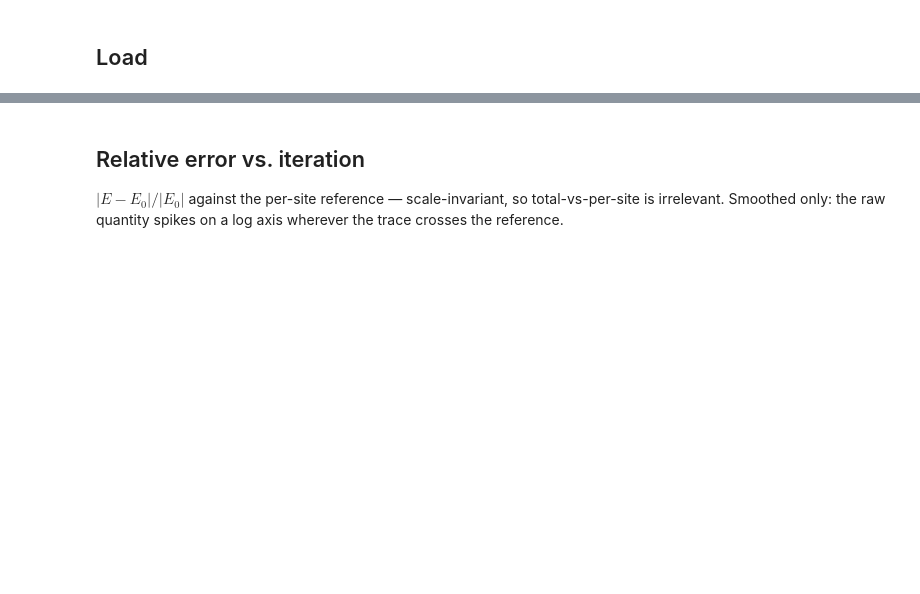
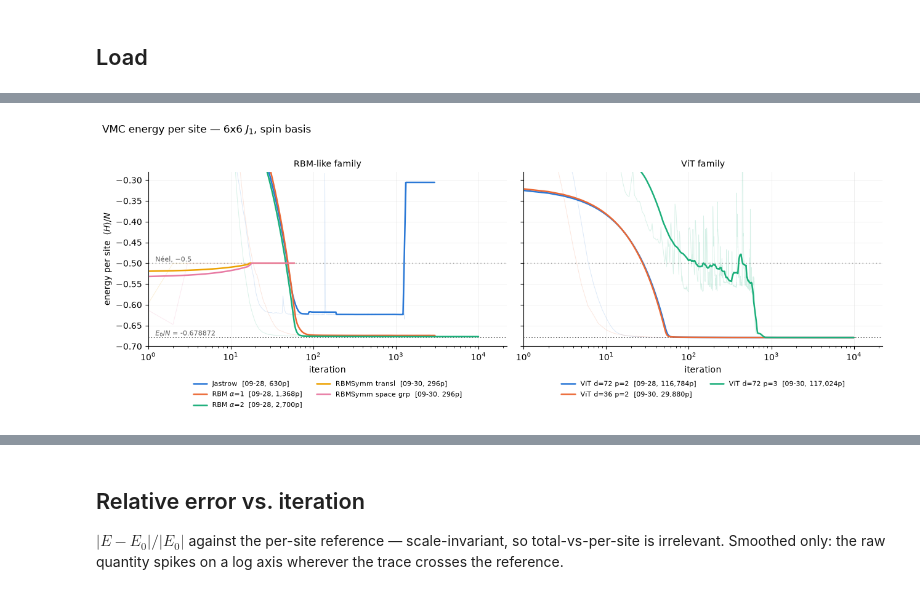
Before and after one commit to alex-shilcusky/spinbasis_2d, a Jupyter notebook: plot_ansatz_comparison.ipynb, the cells around one changed output, grey strips where cells are left out. Saved outputs shown, nothing was run; the diff lists cells and outputs as text; code cells hidden in the pictures; blank space fills up the shorter version.

```diff
--- a/plot_ansatz_comparison.ipynb
+++ b/plot_ansatz_comparison.ipynb
@@ -162,0 +244,19 @@ print(f"\nreference E0/site = {E0_PER_SITE:.6f}  (6x6, J2 = 0)")
+# %%
+frozen = [r for r in runs if r["status"] == "frozen" or r["acc_final"] < 1e-3]
+if not frozen:
+    print("No collapsed runs.")
+for r in frozen:
+    d = r["diag"]
+    print(f"{r['tag']}/run_{r['id']:04d}  {r['name']}  "
+          f"(status={r['status']}, stopped at step {int(r['iters'][-1])})")
+    print(f"      {'step':>6} {'Var/site':>11} {'acc':>7} {'R-hat':>8} {'E/site':>11}")
+    # first rows plus the last: the transition is what matters
+    idx = list(range(min(4, len(d["step"])))) + [len(d["step"]) - 1]
+    for i in sorted(set(idx)):
+        step = int(d["step"][i])
+        j = int(np.searchsorted(r["iters"], step))
+        e = r["E"][min(j, len(r["E"]) - 1)] / r["n_sites"]
+        print(f"      {step:>6} {d['var_eloc_per_site'][i]:>11.3e} "
+              f"{d['acceptance'][i]:>7.3f} {d['rhat_logpsi'][i]:>8.4f} {e:>11.6f}")
+    print(f"      Neel reference: E/site = -0.500000;  "
+          f"this run ended at {r['e_final']:.6f}\n")
@@ -171,57 +288,50 @@ converge near the reference.
 # %%
-
 def smooth(y, w):
     w = min(w, max(1, len(y) // 4) * 2 + 1)
     if w < 3:
         return y
     k = np.ones(w) / w
     pad = w // 2
     return np.convolve(np.pad(y, pad, mode="edge"), k, mode="valid")
 
 
-fig, axes = plt.subplots(1, 2, figsize=(12.5, 4.6),
-                         gridspec_kw={"width_ratios": [1.25, 1]})
-
-for ax in axes:
-    for r in runs:
+YLIM = (-0.70, -0.28)
+fig, axes = plt.subplots(1, 2, figsize=(13, 5.0), sharey=True)
+for ax, panel in zip(axes, PANELS):
+    members = [r for r in runs if r["panel"] == panel]
+    for r in members:
         y = r["E"] / r["n_sites"]
         ax.plot(r["iters"], y, color=r["color"], lw=0.6, alpha=0.18)
+        # No endpoint values here: at this scale every ViT reads -0.6789 and
+        # both RBMSymm runs read -0.5000. The legend identifies the curves; the
+        # numbers live in the table and the zoom below.
         ax.plot(r["iters"], smooth(y, SMOOTH), color=r["color"], lw=1.8,
-                dashes=r["dash"][1], label=label(r), solid_capstyle="round")
+                label=label(r), solid_capstyle="round")
     ax.axhline(E0_PER_SITE, color="0.35", ls=":", lw=1.2, zorder=0)
+    ax.axhline(-0.5, color="0.55", ls=(0, (1, 3)), lw=1.0, zorder=0)
+    ax.set_xscale("log")
+    ax.set_xlim(1, 2.2e4)
+    ax.set_ylim(*YLIM)
     ax.set_xlabel("iteration")
+    ax.set_title(f"{panel} family", fontsize=10)
     ax.grid(alpha=0.2, lw=0.6)
     ax.set_axisbelow(True)
     for sp in ("top", "right"):
         ax.spines[sp].set_visible(False)
+    # below the axes: with five entries, every in-axes corner of the left panel
+    # collides with either a curve or a reference-line label
+    ax.legend(fontsize=8, loc="upper center", bbox_to_anchor=(0.5, -0.16),
+              ncol=2, frameon=False)
 
-axes[0].set_xscale("log")
-axes[0].set_xlim(1, 1.2e4)
-axes[0].set_ylim(-0.70, -0.25)
 axes[0].set_ylabel(r"energy per site  $\langle H\rangle / N$")
-axes[0].set_title("full history (log iteration)", fontsize=10)
-axes[0].legend(fontsize=8.5, loc="upper right", frameon=False)
-axes[0].annotate(f"$E_0/N$ = {E0_PER_SITE:.6f}", xy=(0.02, E0_PER_SITE),
-                 xycoords=("axes fraction", "data"), ha="left", va="bottom",
-                 fontsize=8, color="0.35")
-
-axes[1].set_xlim(0, 1.03e4)
-axes[1].set_ylim(-0.6795, -0.6700)
-axes[1].xaxis.set_major_locator(plt.MaxNLocator(5))
-axes[1].set_title("zoom on the converged plateaus", fontsize=10)
-axes[1].annotate(f"$E_0/N$ = {E0_PER_SITE:.6f}", xy=(0.99, E0_PER_SITE),
-                 xycoords=("axes fraction", "data"), ha="right", va="bottom",
-                 fontsize=8, color="0.35")
-# direct-label the plateaus, staggered so near-coincident ends stay readable
-ends = sorted(((r["iters"][-1], smooth(r["E"] / r["n_sites"], SMOOTH)[-1],
-                r["color"], tag(r)) for r in runs), key=lambda t: t[1])
-for rank, (x, y, c, txt) in enumerate(ends):
-    if -0.6795 < y < -0.6700:
-        axes[1].annotate(txt, xy=(x, y), xytext=(5, -6 + 6 * (rank % 2)),
-                         textcoords="offset points", ha="left", va="center",
-                         fontsize=8.5, color=c)
-
+for txt, yv in ((f"$E_0/N$ = {E0_PER_SITE:.6f}", E0_PER_SITE),
+                ("Néel, $-0.5$", -0.5)):
+    axes[0].annotate(txt, xy=(0.02, yv), xycoords=("axes fraction", "data"),
+                     ha="left", va="bottom", fontsize=8, color="0.35")
 fig.suptitle("VMC energy per site — 6x6 $J_1$, spin basis", x=0.01, ha="left",
              fontsize=12, y=1.02)
 fig.tight_layout()
+fig.subplots_adjust(bottom=0.30)
 plt.show()
+# %% [output]
+[figure, added]
```
Also changed, not shown: parts of 17 cells of this notebook.
